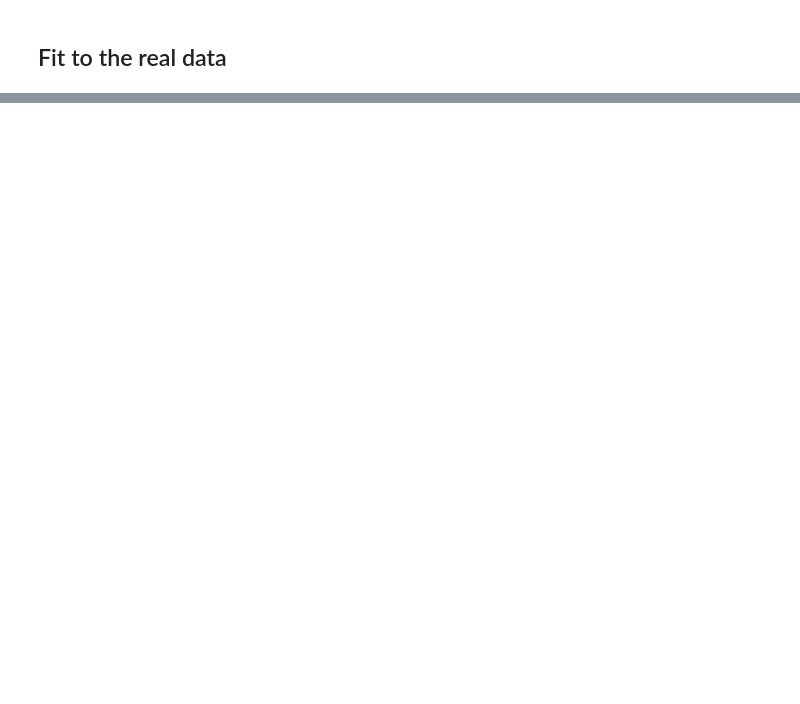
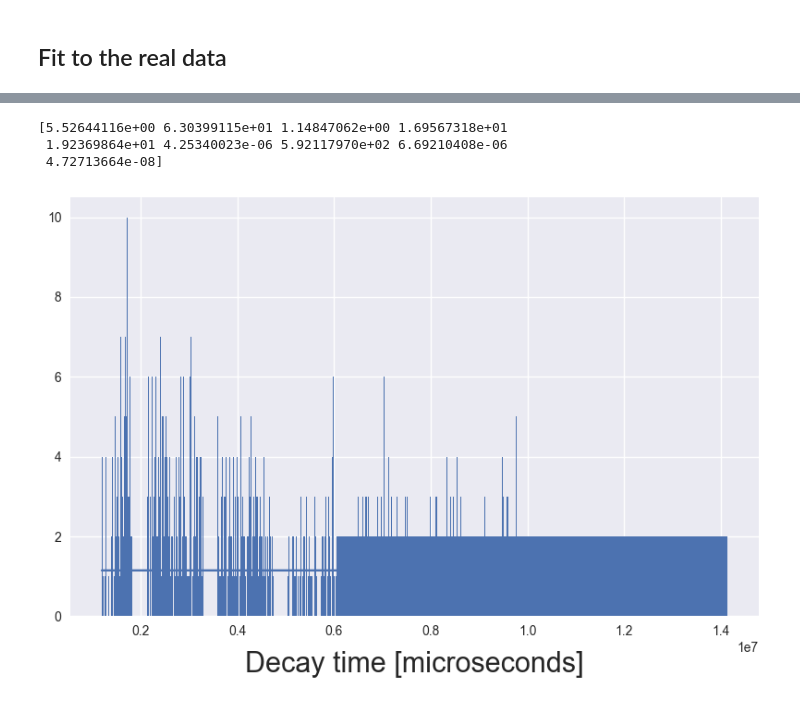
Before and after one commit to max-fatouros/psi-praktikum, a Jupyter notebook: notebooks/example.ipynb, the cells around one changed output, grey strips where cells are left out. Cells and saved outputs as stored; diff of their text form; code cells hidden in the pictures; blank space fills up the shorter version.

```diff
--- a/notebooks/example.ipynb
+++ b/notebooks/example.ipynb
@@ -49,0 +99,12 @@ fit_data("stop_S6andS7_delay_1_5_mus_fs12_50and100mm_30min.Spe")
+# %%
+
+fit_data(
+    "PSI_lab_2025/stop_S6andS7_delay_1_5_mus_fs12_135mm_timinggivenbys7_CFD_allstat.Spe",
+    fit_function=ff,
+    bounds=BOUNDS
+)
+# %% [output]
+[5.52644116e+00 6.30399115e+01 1.14847062e+00 1.69567318e+01
+ 1.92369864e+01 4.25340023e-06 5.92117970e+02 6.69210408e-06
+ 4.72713664e-08]
+[figure, added]
```
Also changed, not shown: parts of 6 cells of this notebook.
